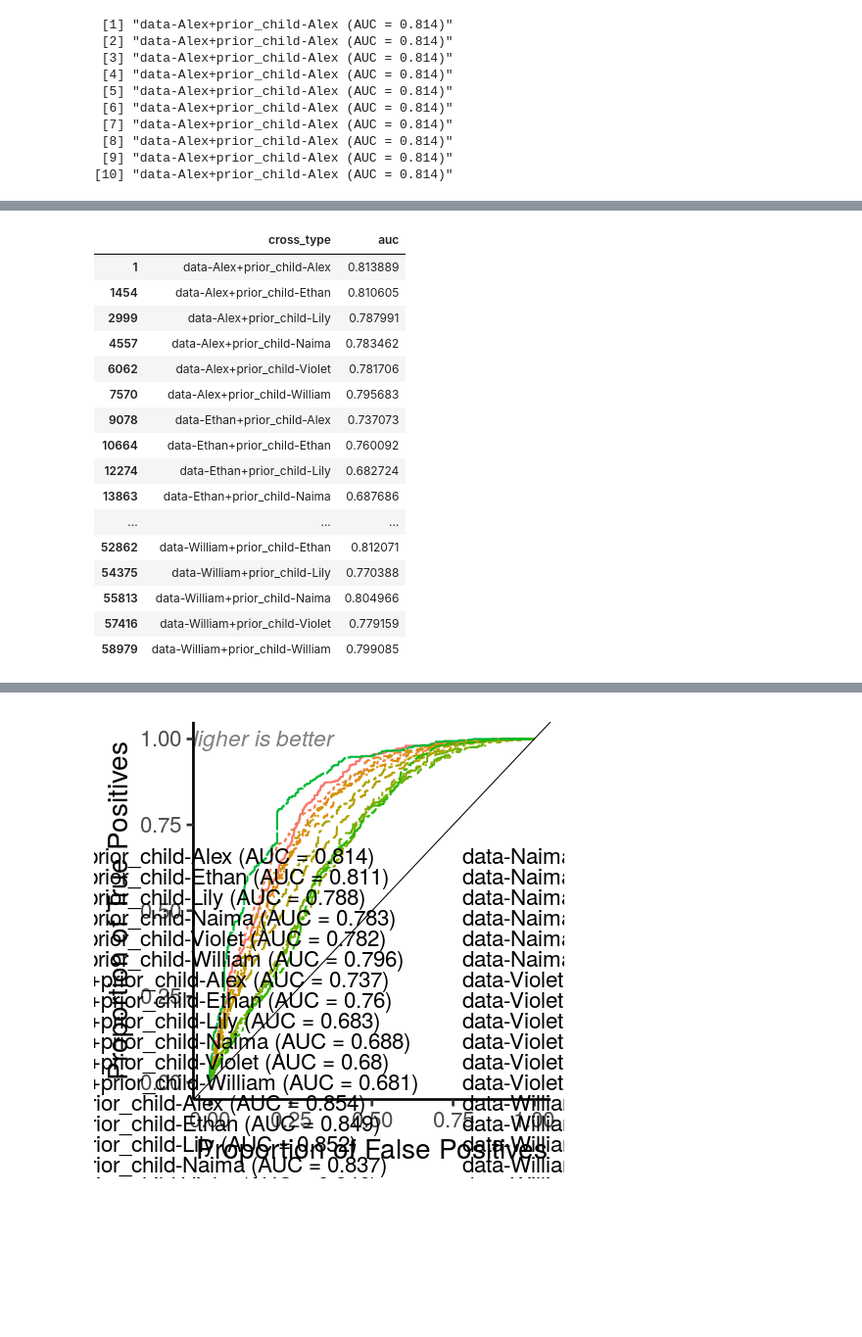
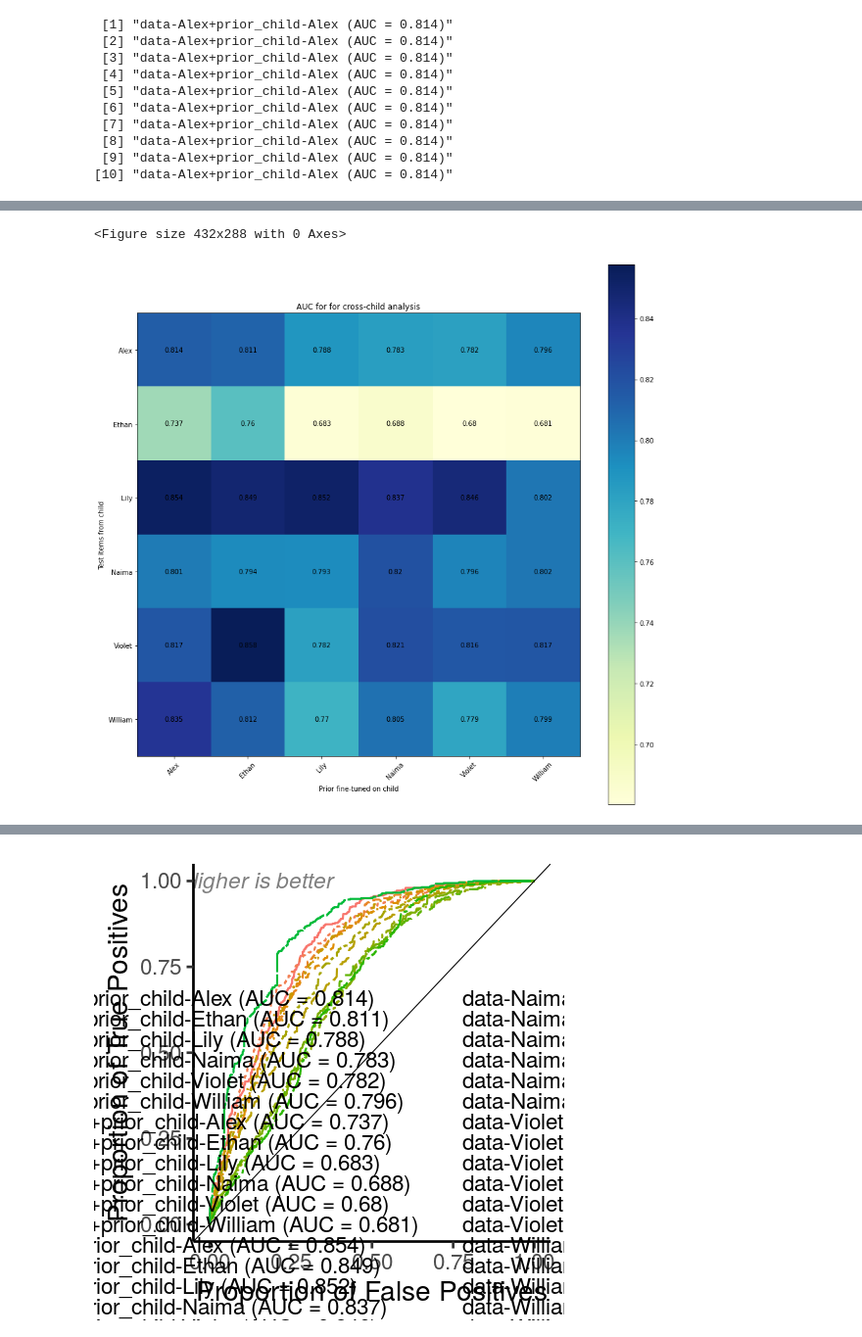
Before and after one commit to smeylan/child-directed-listening, a Jupyter notebook: Child evaluations.ipynb, the cells around one changed output, grey strips where cells are left out. Shown: that part at 98% size. Cells and saved outputs as stored; diff of their text form; code cells hidden in the pictures; blank space fills up the shorter version.

```diff
--- a/Child evaluations.ipynb
+++ b/Child evaluations.ipynb
@@ -169,22 +163,8 @@ get_heatmap('AUC for for cross-child analysis', cross_scores_short, )
+# %%
+auc_df = cross_scores_short[['cross_type', 'auc']]
+plt.show(analysis.get_heatmap('AUC for for cross-child analysis', analysis.organize_auc_scores_as_grid(auc_df)))
+# %% [output]
+<Figure size 432x288 with 0 Axes>
+[figure, added]
 # %%
 # How to plot this as a heatmap?
-# %%
-unique_cross_auc
-# %% [output]
-|  | cross_type | auc |
-| 1 | data-Alex+prior_child-Alex | 0.813889 |
-| 1454 | data-Alex+prior_child-Ethan | 0.810605 |
-| 2999 | data-Alex+prior_child-Lily | 0.787991 |
-| 4557 | data-Alex+prior_child-Naima | 0.783462 |
-| 6062 | data-Alex+prior_child-Violet | 0.781706 |
-| 7570 | data-Alex+prior_child-William | 0.795683 |
-| 9078 | data-Ethan+prior_child-Alex | 0.737073 |
-| 10664 | data-Ethan+prior_child-Ethan | 0.760092 |
-| 12274 | data-Ethan+prior_child-Lily | 0.682724 |
-| 13863 | data-Ethan+prior_child-Naima | 0.687686 |
-| ... | ... | ... |
-| 52862 | data-William+prior_child-Ethan | 0.812071 |
-| 54375 | data-William+prior_child-Lily | 0.770388 |
-| 55813 | data-William+prior_child-Naima | 0.804966 |
-| 57416 | data-William+prior_child-Violet | 0.779159 |
-| 58979 | data-William+prior_child-William | 0.799085 |
```
Also changed, not shown: parts of 5 cells of this notebook, 3 other files.
